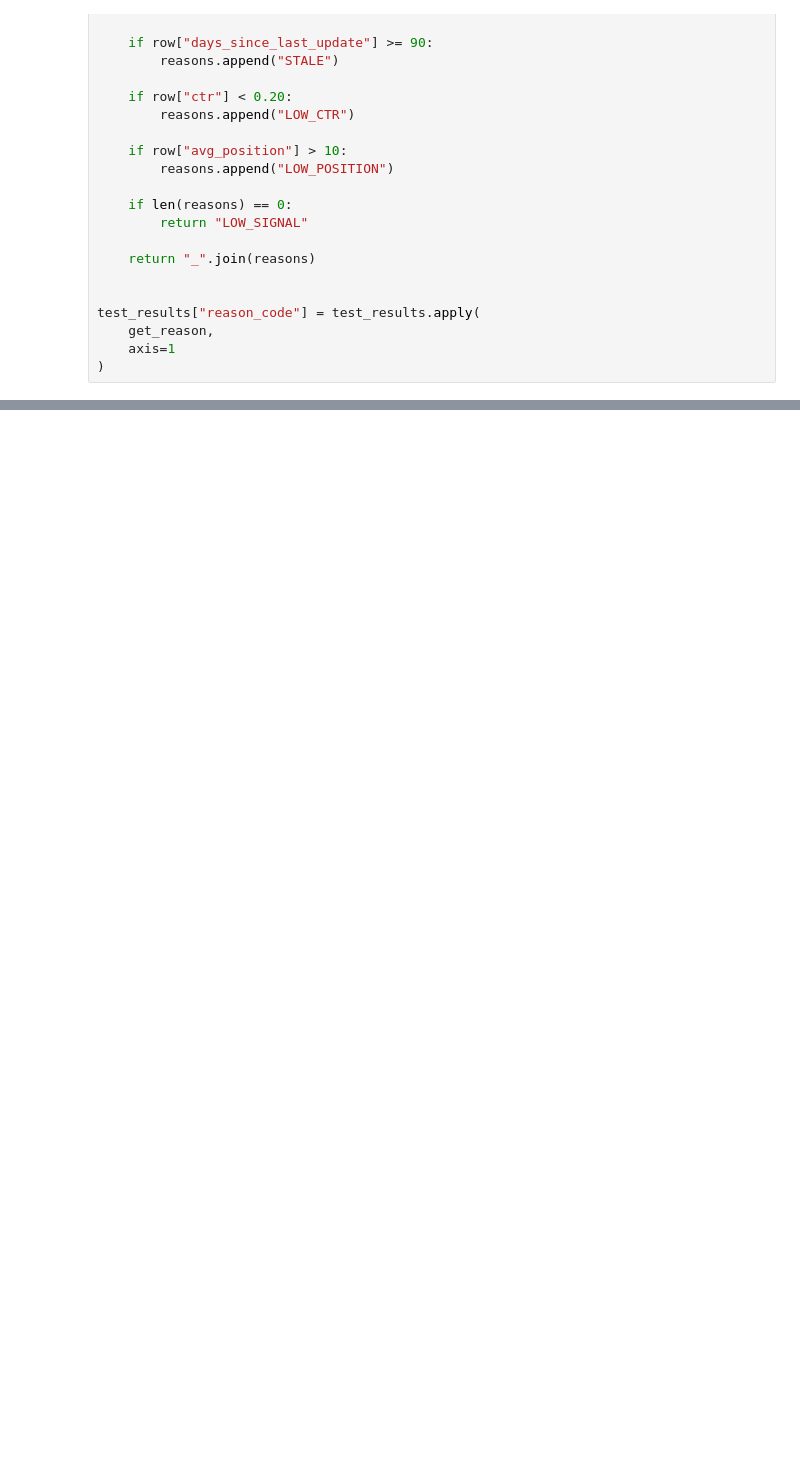
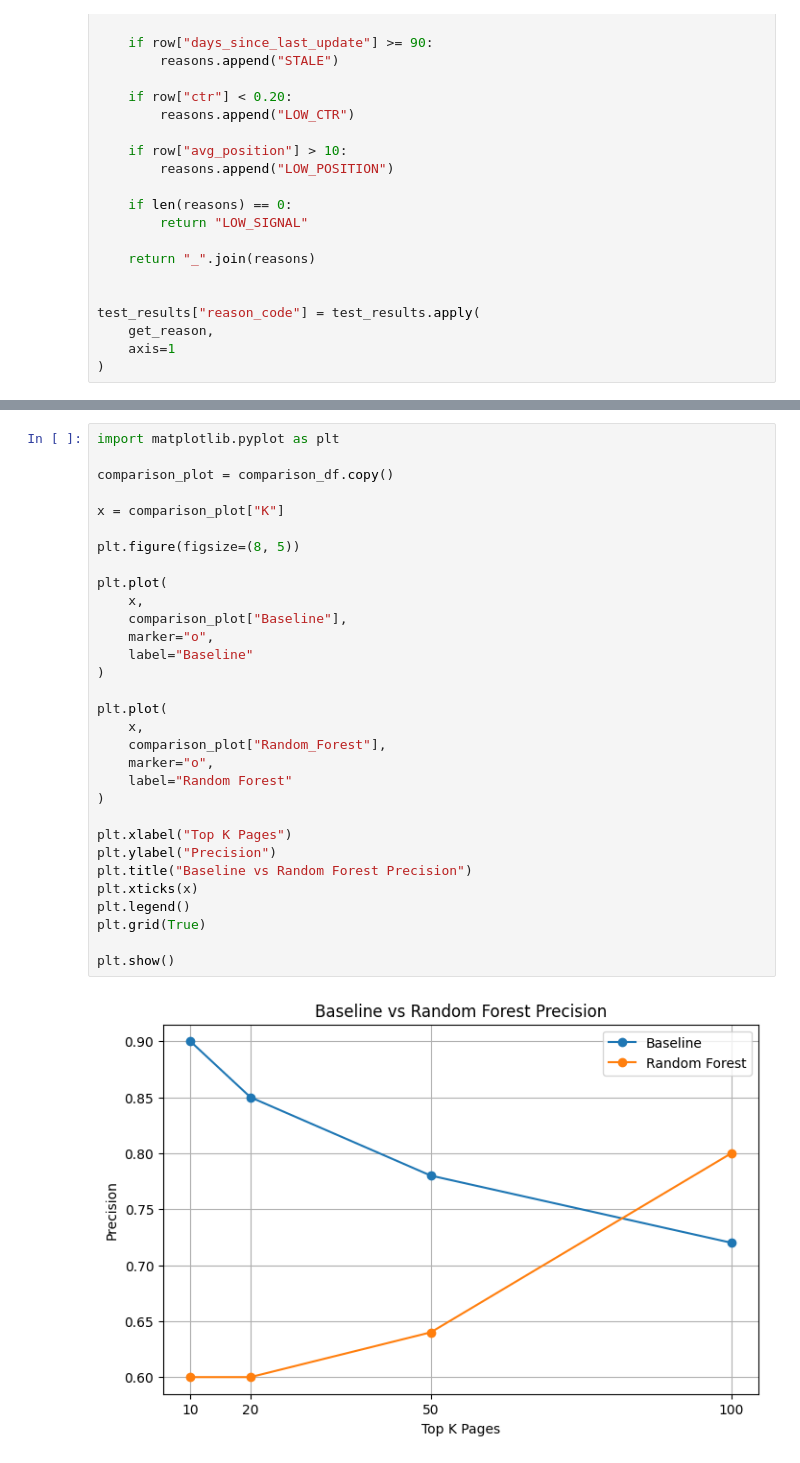
Before and after one commit to SAJLENDRAPANDEY/flyrank-ml-internship-starter, a Jupyter notebook: notebooks/capstone_content_refresh.ipynb, the cells around one changed output, grey strips where cells are left out. Drawn from its saved outputs; the diff is of its cells as text; blank space fills up the shorter version.

```diff
--- a/notebooks/capstone_content_refresh.ipynb
+++ b/notebooks/capstone_content_refresh.ipynb
@@ -3677,0 +3835,33 @@ display(final_recommendations.head(20))
+# %%
+import matplotlib.pyplot as plt
+
+comparison_plot = comparison_df.copy()
+
+x = comparison_plot["K"]
+
+plt.figure(figsize=(8, 5))
+
+plt.plot(
+    x,
+    comparison_plot["Baseline"],
+    marker="o",
+    label="Baseline"
+)
+
+plt.plot(
+    x,
+    comparison_plot["Random_Forest"],
+    marker="o",
+    label="Random Forest"
+)
+
+plt.xlabel("Top K Pages")
+plt.ylabel("Precision")
+plt.title("Baseline vs Random Forest Precision")
+plt.xticks(x)
+plt.legend()
+plt.grid(True)
+
+plt.show()
+# %% [output]
+[figure, added]
```
Also changed, not shown: parts of 20 cells of this notebook.
